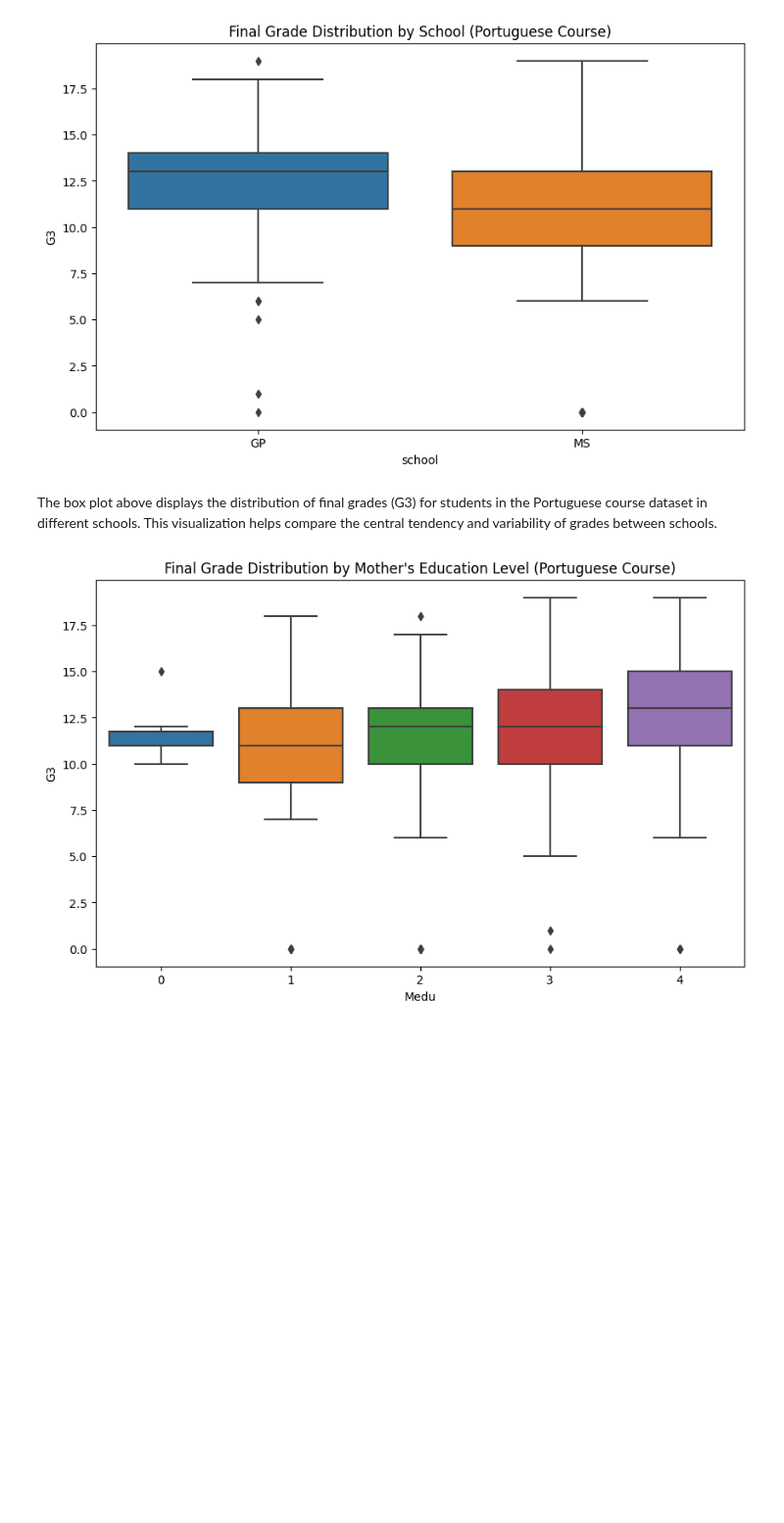
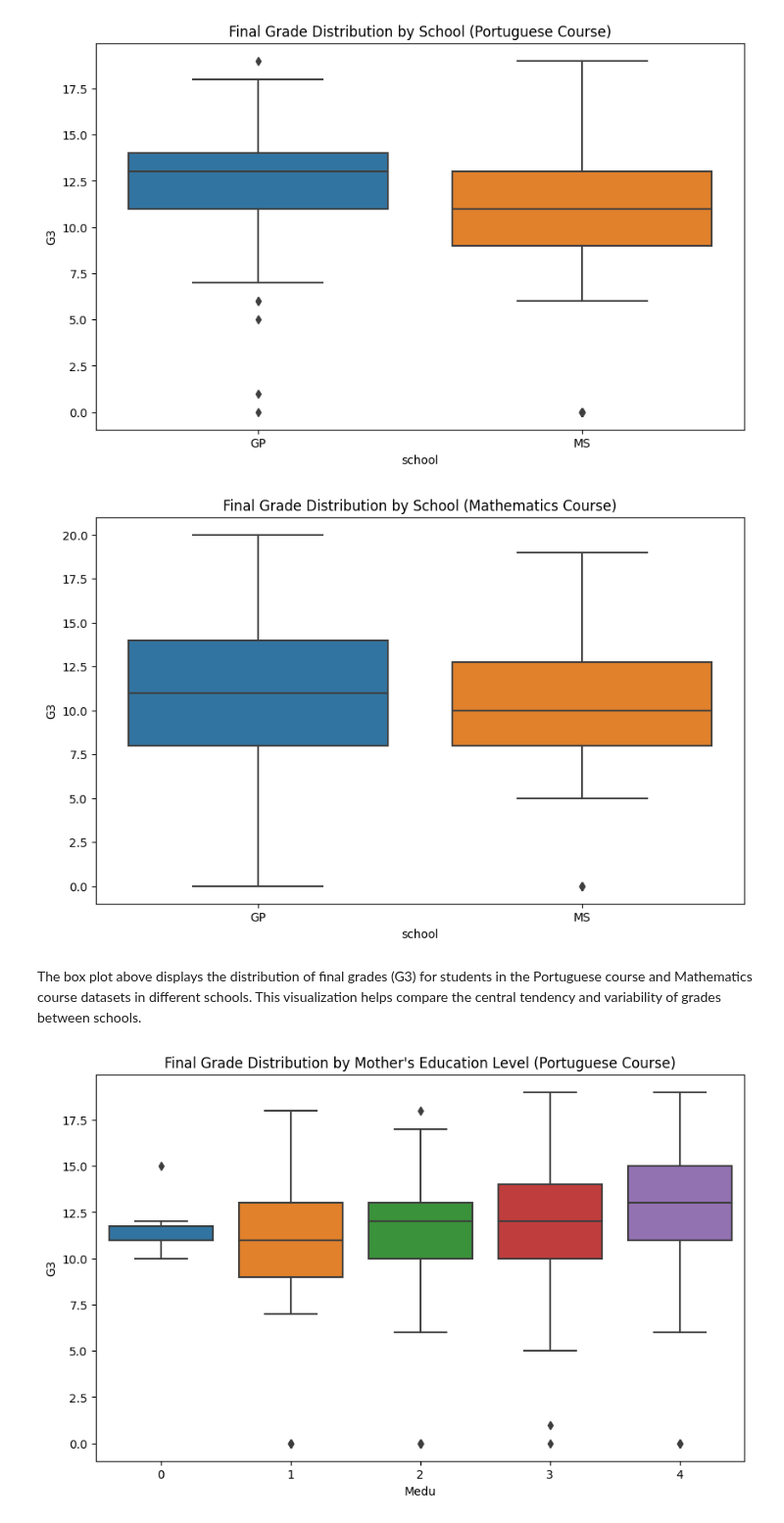
Before and after one commit to carlos-alves-one/Student-Performance-Analysis, a Jupyter notebook: Student_Performance.ipynb, the cells around one changed output. Shown at 98% size. Saved outputs shown, nothing was run; the diff lists cells and outputs as text; code cells hidden in the pictures; blank space fills up the shorter version.

Commit message:
Plotting box plot for G3 across different schools in Mathematics course data

```diff
--- a/Student_Performance.ipynb
+++ b/Student_Performance.ipynb
@@ -729,8 +729,13 @@ def plot_box_nominal(df, x, y, title):
 plot_box_nominal(data_por, 'school', 'G3', 'Final Grade Distribution by School (Portuguese Course)')
 # %% [output]
 [figure]
+# %%
+# Plotting box plot for G3 across different schools in Mathematics course data
+plot_box_nominal(data_mat, 'school', 'G3', 'Final Grade Distribution by School (Mathematics Course)')
+# %% [output]
+[figure, added]
 # %% [markdown]
-The box plot above displays the distribution of final grades (G3) for students in the Portuguese course dataset in different schools. This visualization helps compare the central tendency and variability of grades between schools.
+The box plot above displays the distribution of final grades (G3) for students in the Portuguese course and Mathematics course datasets in different schools. This visualization helps compare the central tendency and variability of grades between schools.
 # %%
 # Plotting box plot for G3 across different levels of mother's education in Portuguese course data
 plot_box_nominal(data_por, 'Medu', 'G3', 'Final Grade Distribution by Mother\'s Education Level (Portuguese Course)')
```
